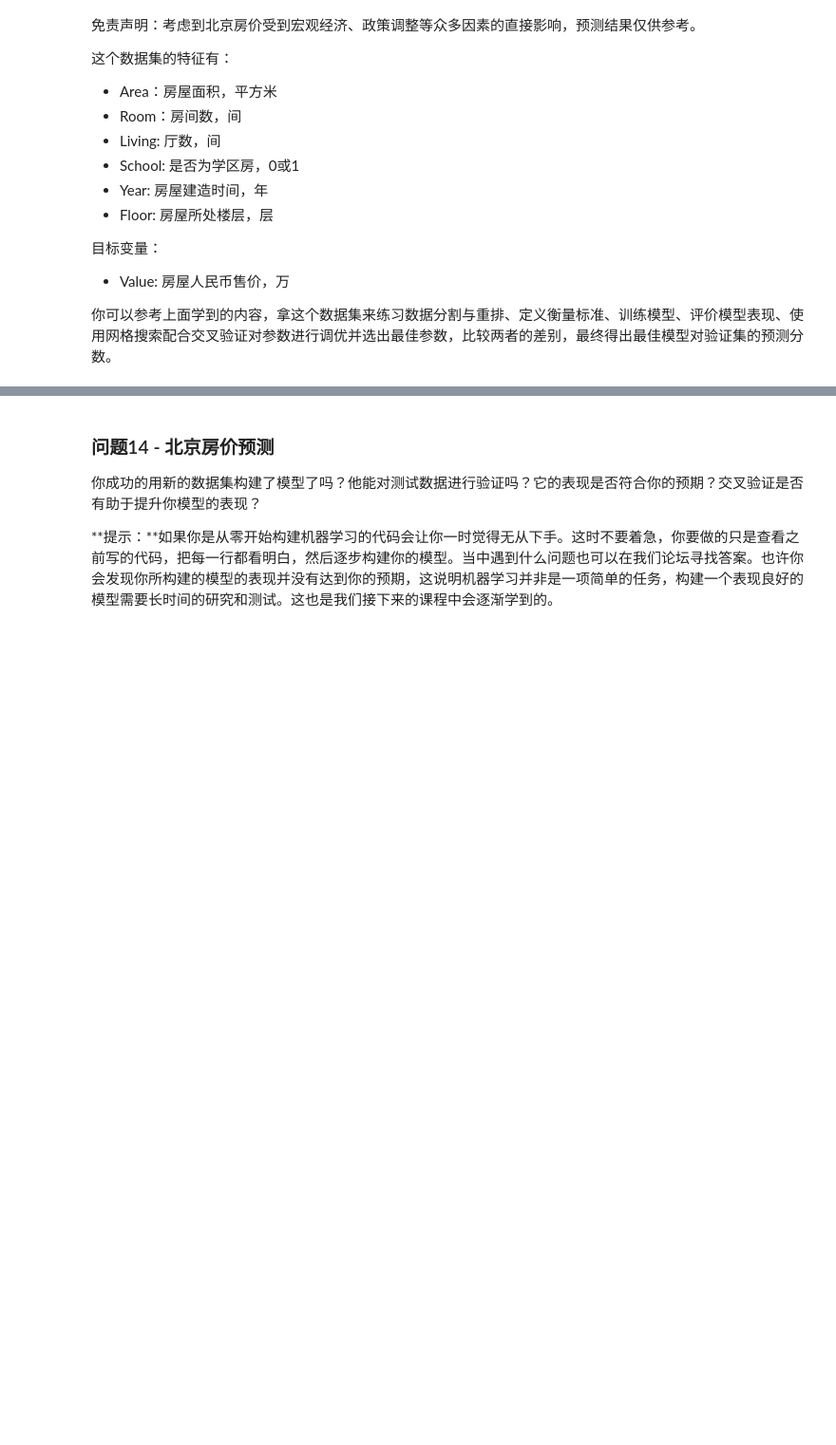
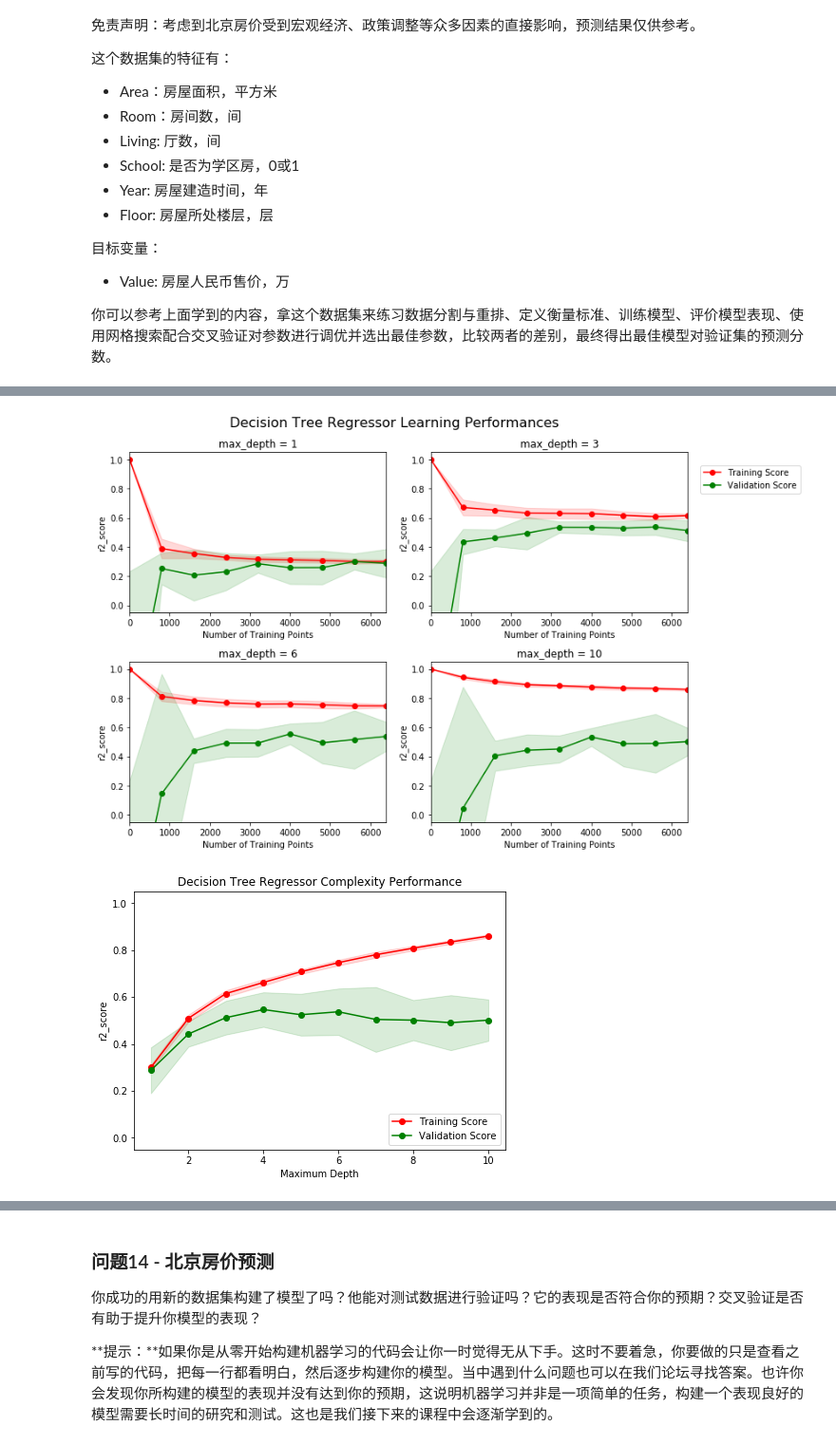
Before and after one commit to kasogg/boston_housing, a Jupyter notebook: boston_housing.ipynb, the cells around one changed output, grey strips where cells are left out. Shown at 95% size. Cells and saved outputs as stored; diff of their text form; code cells hidden in the pictures; blank space fills up the shorter version.

```diff
--- a/boston_housing.ipynb
+++ b/boston_housing.ipynb
@@ -496,0 +493,27 @@ Range in prices: $29,438.89
+# %%
+# TODO 6
+
+# 你的代码
+
+from IPython.display import display
+
+data = pd.read_csv('bj_housing.csv')
+display(data.head())
+
+prices = data['Value']
+features = data.drop('Value', axis=1)
+
+minimum_price = prices.min()
+maximum_price = prices.max()
+mean_price = prices.mean()
+median_price = prices.median()
+std_price = prices.std()
+
+
+#目标：输出计算的结果
+print "Statistics for Boston housing dataset:\n"
+print "Minimum price: ${:,.2f}".format(minimum_price)
+print "Maximum price: ${:,.2f}".format(maximum_price)
+print "Mean price: ${:,.2f}".format(mean_price)
+print "Median price ${:,.2f}".format(median_price)
+print "Standard deviation of prices: ${:,.2f}".format(std_price)
@@ -496,0 +534,13 @@ Range in prices: $29,438.89
+# %%
+from sklearn import linear_model
+from sklearn.model_selection import learning_curve, validation_curve
+from sklearn.model_selection import ShuffleSplit
+import matplotlib.pyplot as pl
+
+X_train, X_test, y_train, y_test = train_test_split(features, prices, test_size=0.2, random_state=1)
+
+vs.ModelLearning(X_train, y_train)
+vs.ModelComplexity(X_train, y_train)
+# %% [output]
+[figure, added]
+[figure, added]
```
Also changed, not shown: parts of 8 cells of this notebook, 1 other file.
